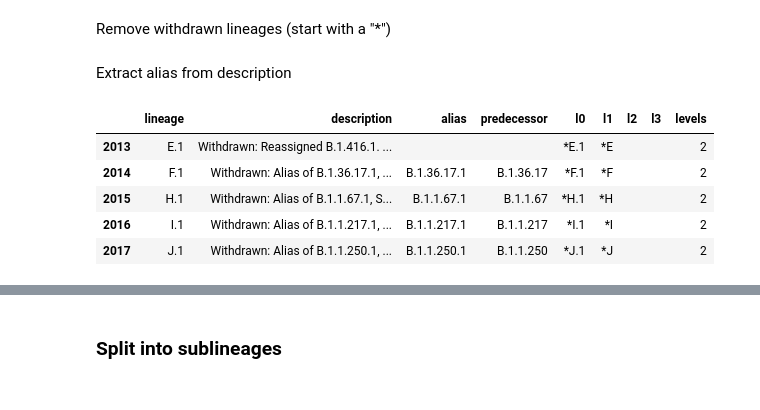
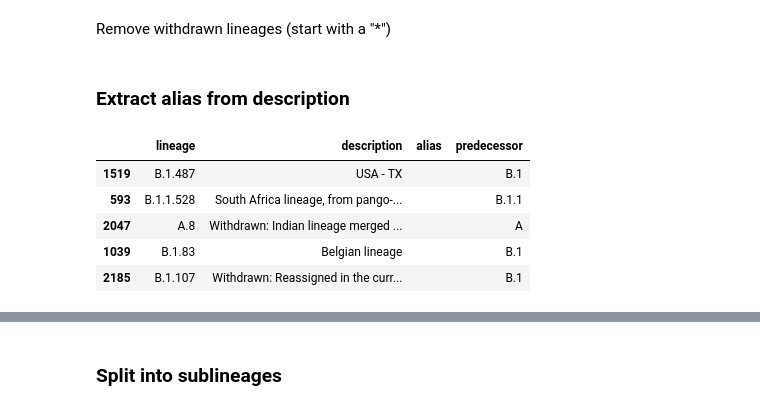
Before and after one commit to rachelluoyt/covid-19-community, a Jupyter notebook: notebooks/dataprep/00b-PANGOLineage.ipynb, the cells around one changed output, grey strips where cells are left out. Cells and saved outputs as stored; diff of their text form; code cells hidden in the pictures.

```diff
--- a/notebooks/dataprep/00b-PANGOLineage.ipynb
+++ b/notebooks/dataprep/00b-PANGOLineage.ipynb
@@ -43,7 +43,7 @@ Remove withdrawn lineages (start with a "*")
 # %%
 #pango = pango[~pango['lineage'].str.startswith('*')]
 # %% [markdown]
-Extract alias from description
+### Extract alias from description
 # %%
 pattern = re.compile('Alias of ([\S]*?),', re.IGNORECASE)
 # %%
@@ -56,13 +56,13 @@ def get_alias(row):
 # %%
 pango['alias'] = pango.apply(get_alias, axis=1)
 # %%
-pango['predecessor'] = pango['alias'].str.rsplit('.', 1, expand=True)[0]
+pango['predecessor'] = pango['lineage'].str.rsplit('.', 1, expand=True)[0]
 # %%
-pango.tail(5)
+pango.sample(5)
 # %% [output]
-|  | lineage | description | alias | predecessor | l0 | l1 | l2 | l3 | levels |
-| 2013 | E.1 | Withdrawn: Reassigned B.1.416.1. ... |  |  | *E.1 | *E |  |  | 2 |
-| 2014 | F.1 | Withdrawn: Alias of B.1.36.17.1, ... | B.1.36.17.1 | B.1.36.17 | *F.1 | *F |  |  | 2 |
-| 2015 | H.1 | Withdrawn: Alias of B.1.1.67.1, S... | B.1.1.67.1 | B.1.1.67 | *H.1 | *H |  |  | 2 |
-| 2016 | I.1 | Withdrawn: Alias of B.1.1.217.1, ... | B.1.1.217.1 | B.1.1.217 | *I.1 | *I |  |  | 2 |
-| 2017 | J.1 | Withdrawn: Alias of B.1.1.250.1, ... | B.1.1.250.1 | B.1.1.250 | *J.1 | *J |  |  | 2 |
+|  | lineage | description | alias | predecessor |
+| 1519 | B.1.487 | USA - TX |  | B.1 |
+| 593 | B.1.1.528 | South Africa lineage, from pango-... |  | B.1.1 |
+| 2047 | A.8 | Withdrawn: Indian lineage merged ... |  | A |
+| 1039 | B.1.83 | Belgian lineage |  | B.1 |
+| 2185 | B.1.107 | Withdrawn: Reassigned in the curr... |  | B.1 |
```
Also changed, not shown: parts of 10 cells of this notebook, 17 other files.
